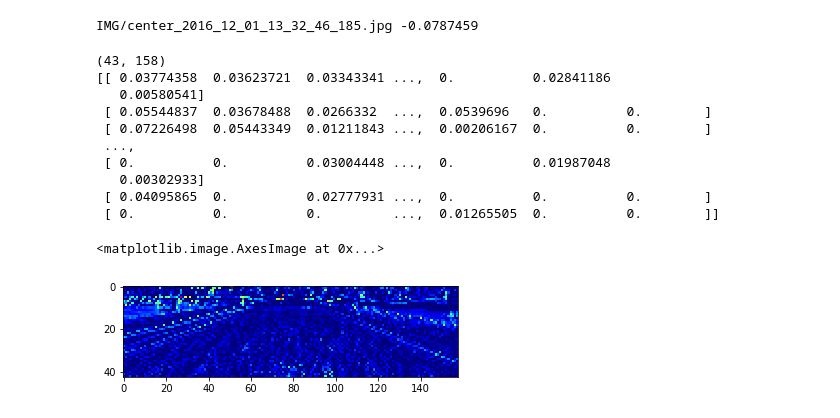
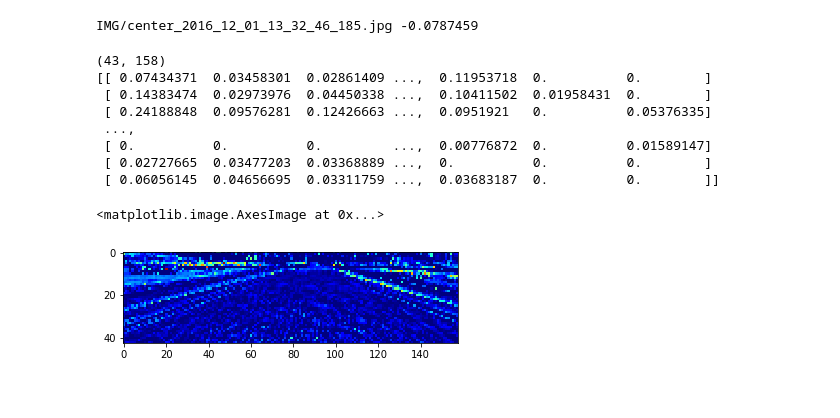
Before and after one commit to husams/Behavioral-Cloning, a Jupyter notebook: nvida.ipynb, the cells around one changed output. Cells and saved outputs as stored; diff of their text form; code cells hidden in the pictures.

```diff
--- a/nvida.ipynb
+++ b/nvida.ipynb
@@ -41,12 +34,2 @@ dtype: float64
 # %% [markdown]
 ### Load data
-# %%
-samples = []
-with open("./data/driving_log.csv") as csvFile:
-    csvReder = csv.reader(csvFile)
-    next(csvReder, None)  # skip the headers
-    for line in  csvReder:
-        samples.append(line)
-
-# Split traning data
-train_samples, validation_samples = train_test_split(samples, test_size=0.2)
@@ -207,8 +122,11 @@ def samples_generator(in_samples, batch_size=32):
 # %% [markdown]
 #### Create traning anf validation
 # %%
-train_generator = samples_generator(train_samples, batch_size=32)
-validation_generator = samples_generator(validation_samples, batch_size=32)
+#train_generator = samples_generator(train_samples, batch_size=32)
+#validation_generator = samples_generator(validation_samples, batch_size=32)
+
+train_generator      = generator(train_samples, batch_size=32)
+validation_generator = generator(validation_samples, batch_size=32)
 # %% [markdown]
 ### Build model
 # %%
@@ -261,8 +179,12 @@ ________________________________________________________________________________
 # %%
 batch_size  = 32
 epochs      = 5
-samples_per_epoch  = math.ceil((len(train_samples)*3*2)/batch_size) * batch_size
-nb_val_samples     = math.ceil((len(validation_samples)*3*2) / batch_size) * batch_size
+#samples_per_epoch  = math.ceil((len(train_samples)*3*2)/batch_size) * batch_size
+#nb_val_samples     = math.ceil((len(validation_samples)*3*2) / batch_size) * batch_size
+samples_per_epoch  = 40000
+nb_val_samples     = math.ceil((validation_samples.shape[0]) / batch_size) * batch_size
+
+
 
 history = model.fit_generator(
     train_generator,
@@ -307,12 +237,17 @@ plt.plot([i for i in range(0,32)], y)
 # %%
 data = pd.read_csv("./data/driving_log.csv")
 
-center = plt.imread("./data/IMG/center_2016_12_01_13_30_48_287.jpg")
-left   = plt.imread("./data/IMG/center_2016_12_01_13_32_45_780.jpg")
-right  = plt.imread("./data/IMG/center_2016_12_01_13_32_46_185.jpg")
+
+center_data = data[data.steering == 0].iloc[0]
+left_data   = data[data.steering > 0].iloc[0]
+right_data  = data[data.steering < 0].iloc[0]
+
+center = plt.imread("./data/" + center_data['center'])
+left   = plt.imread("./data/" + left_data['center'])
+right  = plt.imread("./data/" + right_data['center'])
 
 images = [center,left,right]
-angles = [0,  0.1765823, -0.0787459]
+angles = [center_data['steering'], left_data['steering'], right_data['steering']]
 
 p = model.predict(np.array(images))
 print(p)
@@ -372,41 +307,37 @@ def show_activations(activations_map,plt_num=1):
 # %%
 from keras import backend as K
 
 
 
 layer = model.layers[2]
 
-sample   = samples[0]
-filaasename = "./data/IMG/"+ sample[0].split("/")[-1]
-image    = plt.imread(filename)
+image, angle= select_image(data,1)
 image   = np.array([left])
 
 
 # funcs = [K.function(inp + [K.learning_phase()], [out]) for out in outputs]  # evaluation functions
 func = K.function([model.layers[0].input], [model.layers[2].output])
 activation = func([image])
 activation_map = activation[0]
 #plt.imshow(activation[0][0])
 print(activation_map[0][:,:,0].shape)
 activations = np.hstack(np.transpose(activation_map[0], (2, 0, 1)))
 print(activation_map[0][:,:,0])
 #deprocess_image(activation_map[0][:,:,2])
 plt.imshow(activation_map[0][:,:,2],  cmap='jet')
 #plt.figure()
 #plt.imshow(activations, interpolation='None', cmap='jet')
 # %% [output]
 (43, 158)
-[[ 0.03774358  0.03623721  0.03343341 ...,  0.          0.02841186
-   0.00580541]
- [ 0.05544837  0.03678488  0.0266332  ...,  0.0539696   0.          0.        ]
- [ 0.07226498  0.05443349  0.01211843 ...,  0.00206167  0.          0.        ]
+[[ 0.07434371  0.03458301  0.02861409 ...,  0.11953718  0.          0.        ]
+ [ 0.14383474  0.02973976  0.04450338 ...,  0.10411502  0.01958431  0.        ]
+ [ 0.24188848  0.09576281  0.12426663 ...,  0.0951921   0.          0.05376335]
  ...,
- [ 0.          0.          0.03004448 ...,  0.          0.01987048
-   0.00302933]
- [ 0.04095865  0.          0.02777931 ...,  0.          0.          0.        ]
- [ 0.          0.          0.         ...,  0.01265505  0.          0.        ]]
+ [ 0.          0.          0.         ...,  0.00776872  0.          0.01589147]
+ [ 0.02727665  0.03477203  0.03368889 ...,  0.          0.          0.        ]
+ [ 0.06056145  0.04656695  0.03311759 ...,  0.03683187  0.          0.        ]]
 <matplotlib.image.AxesImage at 0x...>
-[figure, old version]
+[figure, new version]
 # %%
 from read_activations import *
 # %%
```
Also changed, not shown: parts of 16 cells of this notebook, 1 other file.
